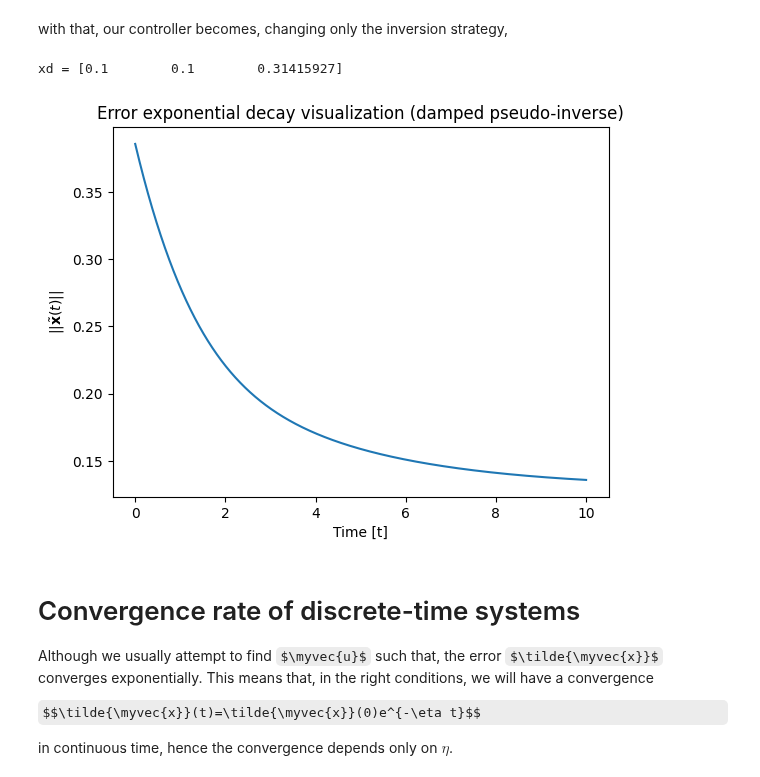
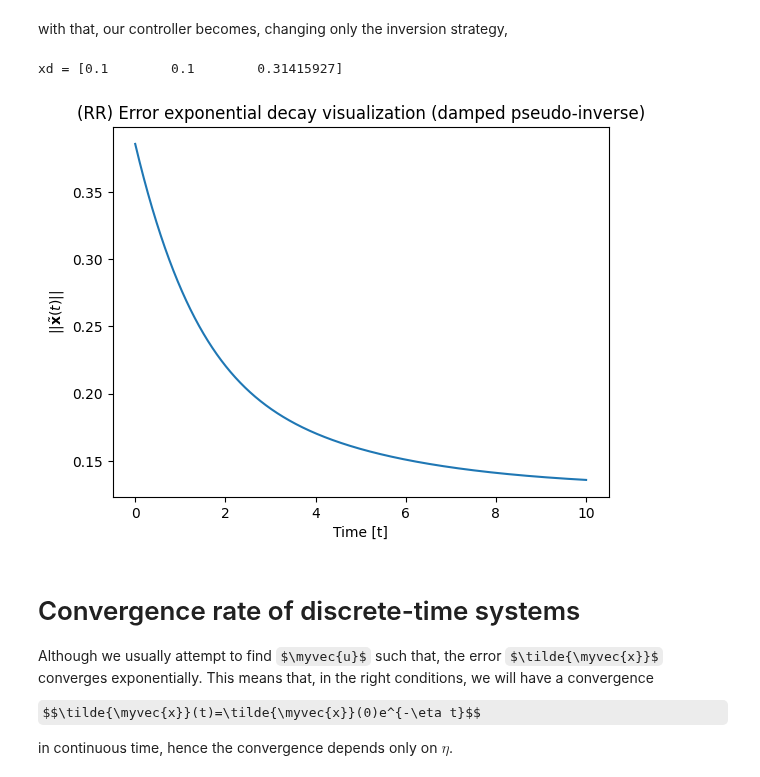
Before and after one commit to MarinhoLab/OpenExecutableBooksRobotics, a Jupyter notebook: lesson5_tutorial.ipynb, the cells around one changed output. Cells and saved outputs as stored; diff of their text form; code cells hidden in the pictures; some formulas as TeX source.

```diff
--- a/lesson5_tutorial.ipynb
+++ b/lesson5_tutorial.ipynb
@@ -277,35 +277,35 @@ t:float = 0 # Current time
 x_tilde_norm_list = []
 t_list = []
 
 while t < 10:
     # Calculate task-space value, x
     x = planar_robot_fkm(q)
     # Calculate task-space error, x_tilde
     x_tilde = get_error(x, xd)
     # Get the Jacobian
     J = planar_robot_jacobian(q)
     # Invert the Jacobian using the damped pseudo-inverse
     J_inv = damped_pseudo_inverse(J)
     # Calculate the control action
     u = -eta * J_inv @ x_tilde
 
     ## Store values in the list so that we can print them later
     x_tilde_norm_list.append(np.linalg.norm(x_tilde))
     t_list.append(t)
 
     ## Variable updated for the next loop
     q = q + u * T # Update law using the sampling time
     t = t + T
 
 # (Optional) plot the data
 plt.plot(t_list,x_tilde_norm_list)
-plt.title('Error exponential decay visualization (damped pseudo-inverse)')
+plt.title('(RR) Error exponential decay visualization (damped pseudo-inverse)')
 plt.xlabel("Time [t]")
 plt.ylabel("$||\\tilde{ \\bf{x} } (t) ||$")
 plt.show()
 # %% [output]
 xd = [0.1        0.1        0.31415927]
-[figure, old version]
+[figure, new version]
 # %% [markdown]
 # Convergence rate of discrete-time systems
 
```
Also changed, not shown: parts of 9 cells of this notebook, 1 other file.
